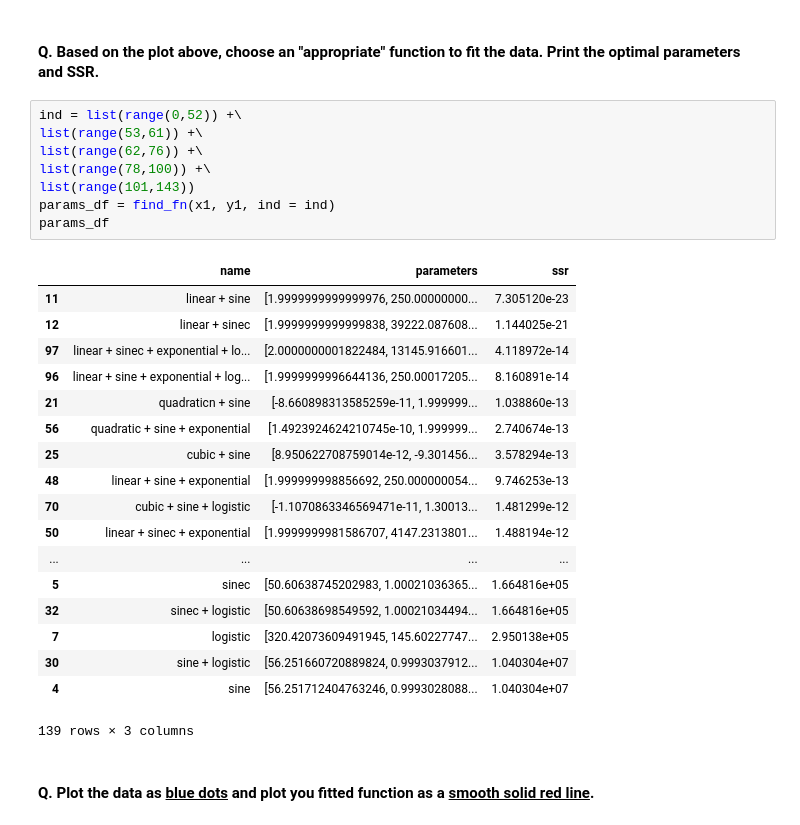
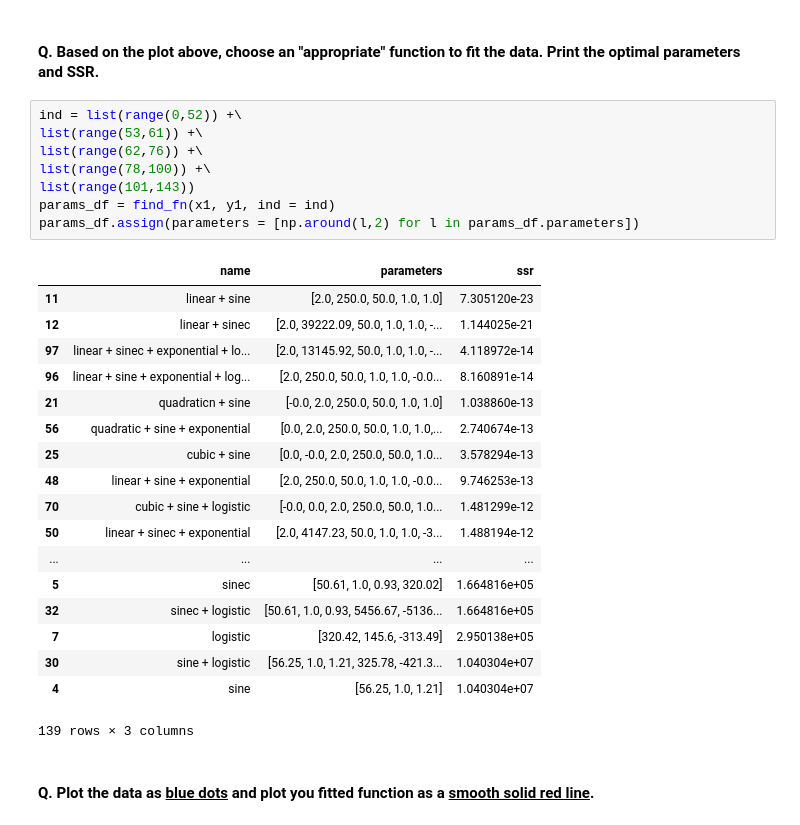
Before and after one commit to patdonato/msds2022_mds, a Jupyter notebook: HW2.ipynb, the cells around one changed output. Drawn from its saved outputs; the diff is of its cells as text.

```diff
--- a/HW2.ipynb
+++ b/HW2.ipynb
@@ -265,29 +265,29 @@ plt.plot(x1, y1, 'b-')
 # %%
 ind = list(range(0,52)) +\
 list(range(53,61)) +\
 list(range(62,76)) +\
 list(range(78,100)) +\
 list(range(101,143))
 params_df = find_fn(x1, y1, ind = ind)
-params_df
+params_df.assign(parameters = [np.around(l,2) for l in params_df.parameters])
 # %% [output]
 |  | name | parameters | ssr |
-| 11 | linear + sine | [1.9999999999999976, 250.00000000... | 7.305120e-23 |
-| 12 | linear + sinec | [1.9999999999999838, 39222.087608... | 1.144025e-21 |
-| 97 | linear + sinec + exponential + lo... | [2.0000000001822484, 13145.916601... | 4.118972e-14 |
-| 96 | linear + sine + exponential + log... | [1.9999999996644136, 250.00017205... | 8.160891e-14 |
-| 21 | quadraticn + sine | [-8.660898313585259e-11, 1.999999... | 1.038860e-13 |
-| 56 | quadratic + sine + exponential | [1.4923924624210745e-10, 1.999999... | 2.740674e-13 |
-| 25 | cubic + sine | [8.950622708759014e-12, -9.301456... | 3.578294e-13 |
-| 48 | linear + sine + exponential | [1.999999998856692, 250.000000054... | 9.746253e-13 |
-| 70 | cubic + sine + logistic | [-1.1070863346569471e-11, 1.30013... | 1.481299e-12 |
-| 50 | linear + sinec + exponential | [1.9999999981586707, 4147.2313801... | 1.488194e-12 |
+| 11 | linear + sine | [2.0, 250.0, 50.0, 1.0, 1.0] | 7.305120e-23 |
+| 12 | linear + sinec | [2.0, 39222.09, 50.0, 1.0, 1.0, -... | 1.144025e-21 |
+| 97 | linear + sinec + exponential + lo... | [2.0, 13145.92, 50.0, 1.0, 1.0, -... | 4.118972e-14 |
+| 96 | linear + sine + exponential + log... | [2.0, 250.0, 50.0, 1.0, 1.0, -0.0... | 8.160891e-14 |
+| 21 | quadraticn + sine | [-0.0, 2.0, 250.0, 50.0, 1.0, 1.0] | 1.038860e-13 |
+| 56 | quadratic + sine + exponential | [0.0, 2.0, 250.0, 50.0, 1.0, 1.0,... | 2.740674e-13 |
+| 25 | cubic + sine | [0.0, -0.0, 2.0, 250.0, 50.0, 1.0... | 3.578294e-13 |
+| 48 | linear + sine + exponential | [2.0, 250.0, 50.0, 1.0, 1.0, -0.0... | 9.746253e-13 |
+| 70 | cubic + sine + logistic | [-0.0, 0.0, 2.0, 250.0, 50.0, 1.0... | 1.481299e-12 |
+| 50 | linear + sinec + exponential | [2.0, 4147.23, 50.0, 1.0, 1.0, -3... | 1.488194e-12 |
 | ... | ... | ... | ... |
-| 5 | sinec | [50.60638745202983, 1.00021036365... | 1.664816e+05 |
-| 32 | sinec + logistic | [50.60638698549592, 1.00021034494... | 1.664816e+05 |
-| 7 | logistic | [320.42073609491945, 145.60227747... | 2.950138e+05 |
-| 30 | sine + logistic | [56.251660720889824, 0.9993037912... | 1.040304e+07 |
-| 4 | sine | [56.251712404763246, 0.9993028088... | 1.040304e+07 |
+| 5 | sinec | [50.61, 1.0, 0.93, 320.02] | 1.664816e+05 |
+| 32 | sinec + logistic | [50.61, 1.0, 0.93, 5456.67, -5136... | 1.664816e+05 |
+| 7 | logistic | [320.42, 145.6, -313.49] | 2.950138e+05 |
+| 30 | sine + logistic | [56.25, 1.0, 1.21, 325.78, -421.3... | 1.040304e+07 |
+| 4 | sine | [56.25, 1.0, 1.21] | 1.040304e+07 |
 139 rows × 3 columns
 # %% [markdown]
 #### Q. Plot the data as <u><b>blue dots</u></b> and plot you fitted function as a <b><u>smooth solid red line</u></b>.
```
Also changed, not shown: parts of 25 cells of this notebook, 2 other files.
